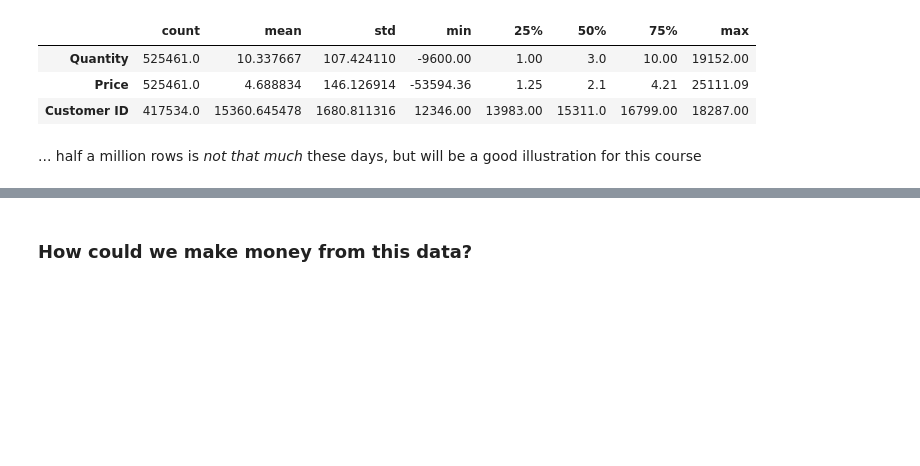
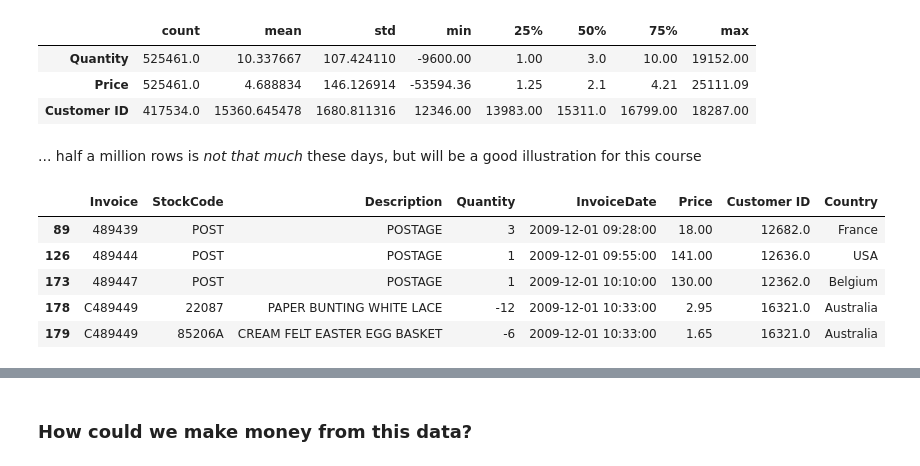
Before and after one commit to jeremy-large/ox-sbs-ml-bd, a Jupyter notebook: notebooks/Week1.ipynb, the cells around one changed output, grey strips where cells are left out. Drawn from its saved outputs; the diff is of its cells as text; code cells hidden in the pictures; blank space fills up the shorter version.

```diff
--- a/notebooks/Week1.ipynb
+++ b/notebooks/Week1.ipynb
@@ -114 +118,10 @@ df.describe().T
+# %%
+df.loc[invalids].head()
+# %% [output]
+|  | Invoice | StockCode | Description | Quantity | InvoiceDate | Price | Customer ID | Country |
+| 89 | 489439 | POST | POSTAGE | 3 | 2009-12-01 09:28:00 | 18.00 | 12682.0 | France |
+| 126 | 489444 | POST | POSTAGE | 1 | 2009-12-01 09:55:00 | 141.00 | 12636.0 | USA |
+| 173 | 489447 | POST | POSTAGE | 1 | 2009-12-01 10:10:00 | 130.00 | 12362.0 | Belgium |
+| 178 | C489449 | 22087 | PAPER BUNTING WHITE LACE | -12 | 2009-12-01 10:33:00 | 2.95 | 16321.0 | Australia |
+| 179 | C489449 | 85206A | CREAM FELT EASTER EGG BASKET | -6 | 2009-12-01 10:33:00 | 1.65 | 16321.0 | Australia |
 # %%
```
Also changed, not shown: parts of 8 cells of this notebook.
